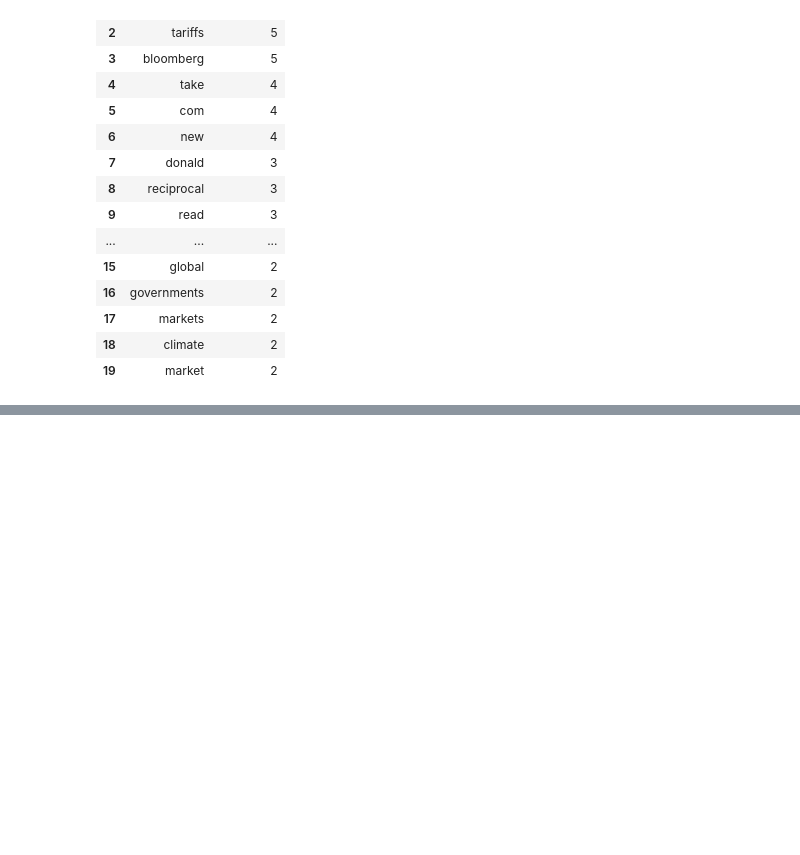
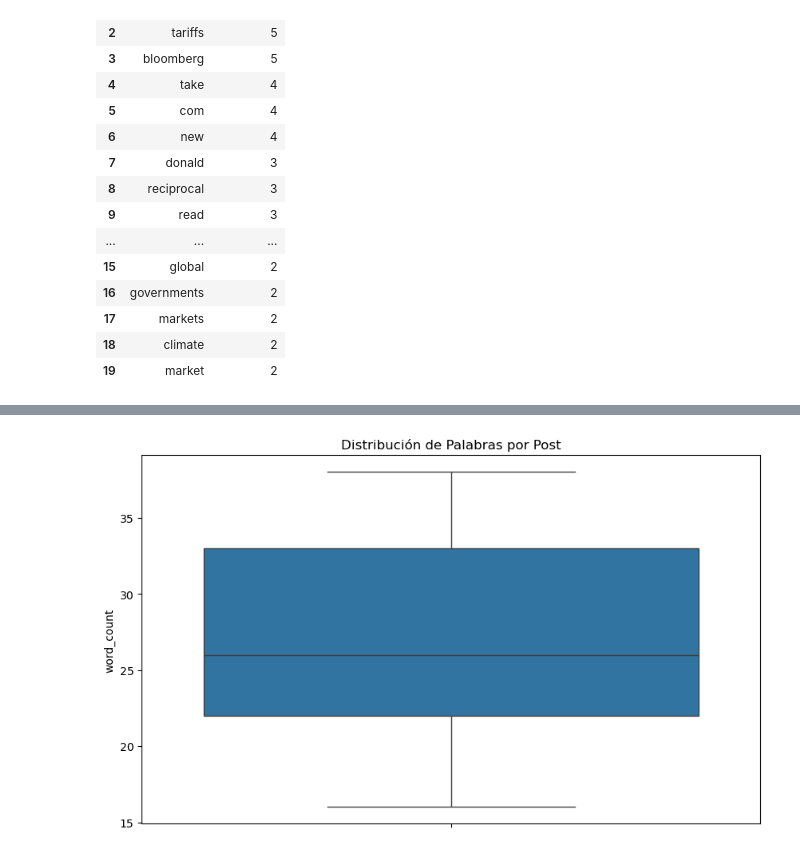
Before and after one commit to lmbsoft/patagonia-scrappers, a Jupyter notebook: franco/API-connect/01_connect.ipynb, the cells around one changed output, grey strips where cells are left out. Saved outputs shown, nothing was run; the diff lists cells and outputs as text; code cells hidden in the pictures; blank space fills up the shorter version.

```diff
--- a/franco/API-connect/01_connect.ipynb
+++ b/franco/API-connect/01_connect.ipynb
@@ -208,0 +211,94 @@ Frecuencia de palabras:
+# %%
+import nltk
+from nltk.tokenize import word_tokenize, sent_tokenize
+from nltk.corpus import stopwords
+from nltk.util import ngrams
+from collections import Counter
+import matplotlib.pyplot as plt
+import seaborn as sns
+import re
+from datetime import datetime
+import numpy as np
+
+# Descargar recursos adicionales
+nltk.download('averaged_perceptron_tagger')
+nltk.download('maxent_ne_chunker')
+nltk.download('words')
+
+def analyze_text_patterns(text_series):
+    # 1. Análisis de Longitud de Posts
+    df['text_length'] = df['text'].str.len()
+    df['word_count'] = df['text'].str.split().str.len()
+
+    print("\nEstadísticas de Longitud de Posts:")
+    print(df[['text_length', 'word_count']].describe())
+
+    # Visualización de longitud de posts
+    plt.figure(figsize=(10, 6))
+    sns.boxplot(y=df['word_count'])
+    plt.title('Distribución de Palabras por Post')
+    plt.show()
+
+    # 2. Análisis de Bigramas (pares de palabras frecuentes)
+    all_text = ' '.join(text_series.str.lower())
+    words = all_text.split()
+    stop_words = set(stopwords.words('english'))
+    words = [word for word in words if word not in stop_words and len(word) > 2]
+    bigrams = list(ngrams(words, 2))
+    bigram_freq = Counter(bigrams)
+
+    # Visualizar bigramas más frecuentes
+    plt.figure(figsize=(12, 6))
+    bigram_df = pd.DataFrame(bigram_freq.most_common(10), columns=['bigram', 'frequency'])
+    bigram_df['bigram'] = bigram_df['bigram'].apply(lambda x: ' '.join(x))
+    sns.barplot(data=bigram_df, x='frequency', y='bigram')
+    plt.title('Top 10 Pares de Palabras más Frecuentes')
+    plt.show()
+
+    # 3. Análisis Temporal
+    df['hour'] = df['created_at'].dt.hour
+    hourly_posts = df.groupby('hour').size()
+
+    plt.figure(figsize=(12, 6))
+    hourly_posts.plot(kind='bar')
+    plt.title('Distribución de Posts por Hora del Día')
+    plt.xlabel('Hora del Día')
+    plt.ylabel('Número de Posts')
+    plt.show()
+
+    # 4. Análisis de Hashtags y Menciones
+    hashtags = re.findall(r'#\w+', all_text)
+    mentions = re.findall(r'@\w+', all_text)
+
+    print("\nHashtags más frecuentes:")
+    print(Counter(hashtags).most_common(5))
+    print("\nMenciones más frecuentes:")
+    print(Counter(mentions).most_common(5))
+
+    # 5. Análisis de Engagement
+    df['engagement'] = df['likes'] + df['reposts'] + df['replies']
+
+    plt.figure(figsize=(10, 6))
+    sns.scatterplot(data=df, x='word_count', y='engagement')
+    plt.title('Relación entre Longitud del Post y Engagement')
+    plt.show()
+
+    # 6. Análisis de Palabras Clave por Engagement
+    high_engagement_posts = df[df['engagement'] > df['engagement'].median()]
+    low_engagement_posts = df[df['engagement'] <= df['engagement'].median()]
+
+    def get_top_words(posts, n=10):
+        words = ' '.join(posts['text'].str.lower()).split()
+        words = [word for word in words if word not in stop_words and len(word) > 2]
+        return Counter(words).most_common(n)
+
+    print("\nPalabras más frecuentes en posts de alto engagement:")
+    print(get_top_words(high_engagement_posts))
+    print("\nPalabras más frecuentes en posts de bajo engagement:")
+    print(get_top_words(low_engagement_posts))
+
+    return df
+
+# Aplicar análisis
+df = analyze_text_patterns(df['text'])
+# %% [output]
@@ -208,0 +325 @@ Frecuencia de palabras:
+[figure, added]
```
Also changed, not shown: parts of 3 cells of this notebook.
